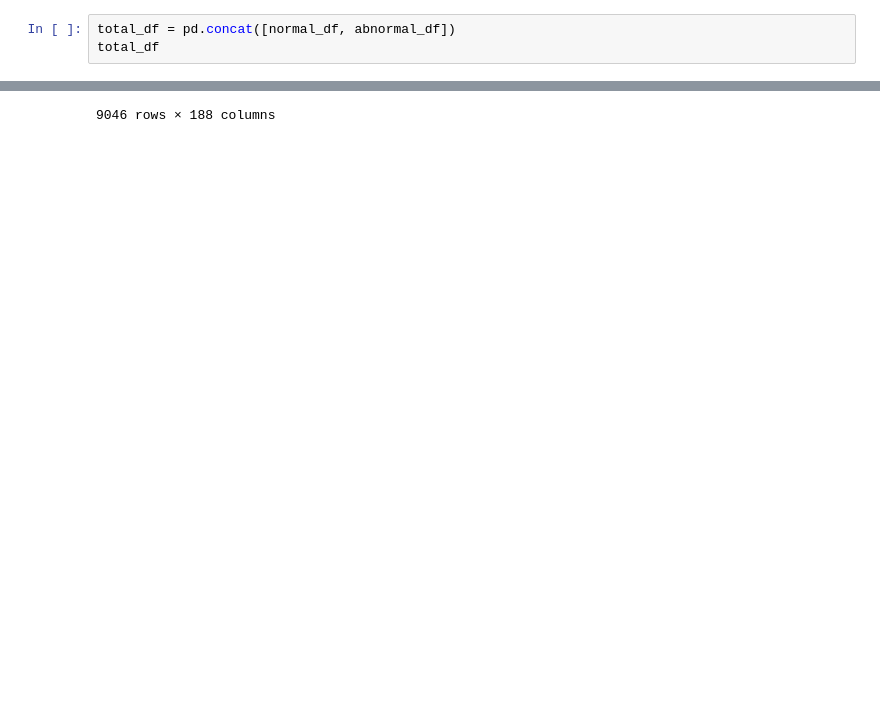
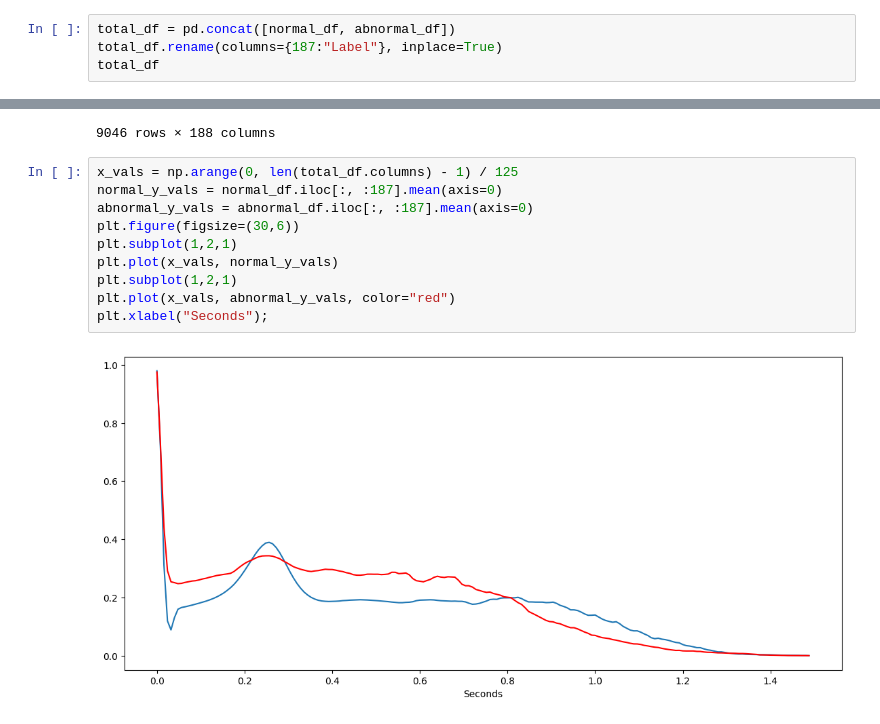
Before and after one commit to Dhawal-Modi/DSC_2024_Space_Jam, a Jupyter notebook: LLNLTask1.ipynb, the cells around one changed output, grey strips where cells are left out. Cells and saved outputs as stored; diff of their text form; blank space fills up the shorter version.

```diff
--- a/LLNLTask1.ipynb
+++ b/LLNLTask1.ipynb
@@ -42,6 +47,7 @@ len(normal_df)
 abnormal_df = abnormal_df.sample(n=5000, random_state=1)
 # %%
 total_df = pd.concat([normal_df, abnormal_df])
+total_df.rename(columns={187:"Label"}, inplace=True)
 total_df
 # %% [output]
 |  | 0 | 1 | 2 | 3 | 4 | 5 | 6 | 7 | 8 | 9 | ... | ... |
@@ -57,3 +63,15 @@ total_df
 | 1196 | 1.000000 | 0.586470 | 0.385305 | 0.265681 | 0.181900 | 0.107079 | 0.123656 | 0.104839 | 0.089158 | 0.091398 | ... | ... |
 | 8100 | 1.000000 | 0.980702 | 0.915205 | 0.940936 | 0.813450 | 0.595322 | 0.559649 | 0.520468 | 0.508772 | 0.525731 | ... | ... |
 9046 rows × 188 columns
+# %%
+x_vals = np.arange(0, len(total_df.columns) - 1) / 125
+normal_y_vals = normal_df.iloc[:, :187].mean(axis=0)
+abnormal_y_vals = abnormal_df.iloc[:, :187].mean(axis=0)
+plt.figure(figsize=(30,6))
+plt.subplot(1,2,1)
+plt.plot(x_vals, normal_y_vals)
+plt.subplot(1,2,1)
+plt.plot(x_vals, abnormal_y_vals, color="red")
+plt.xlabel("Seconds");
+# %% [output]
+[figure, added]
```
Also changed, not shown: parts of 8 cells of this notebook.
